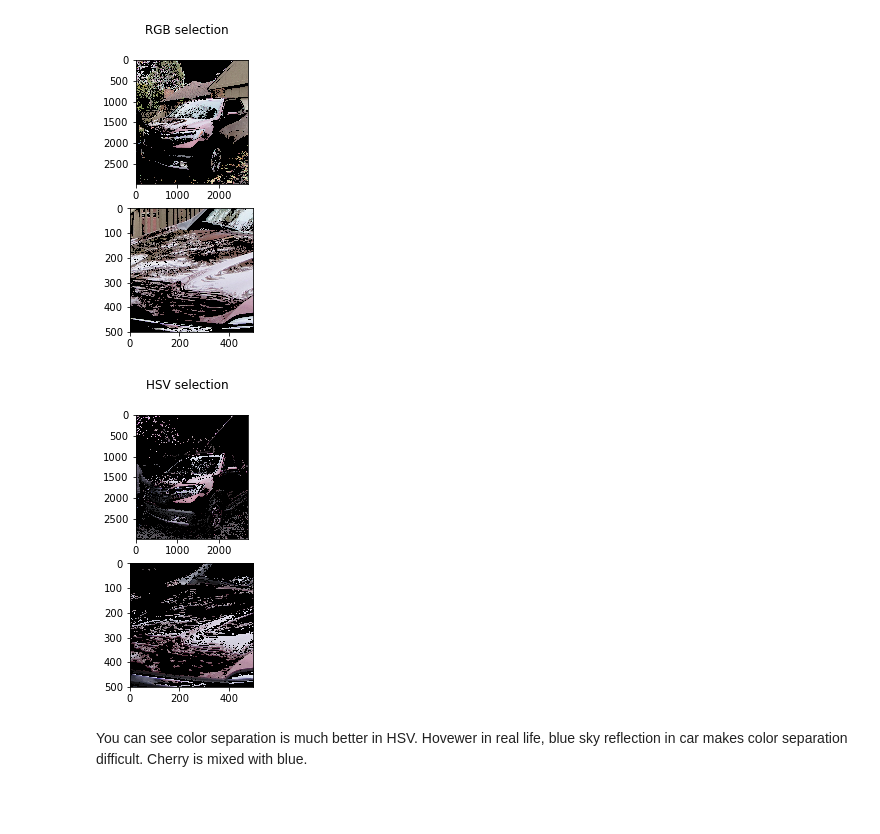
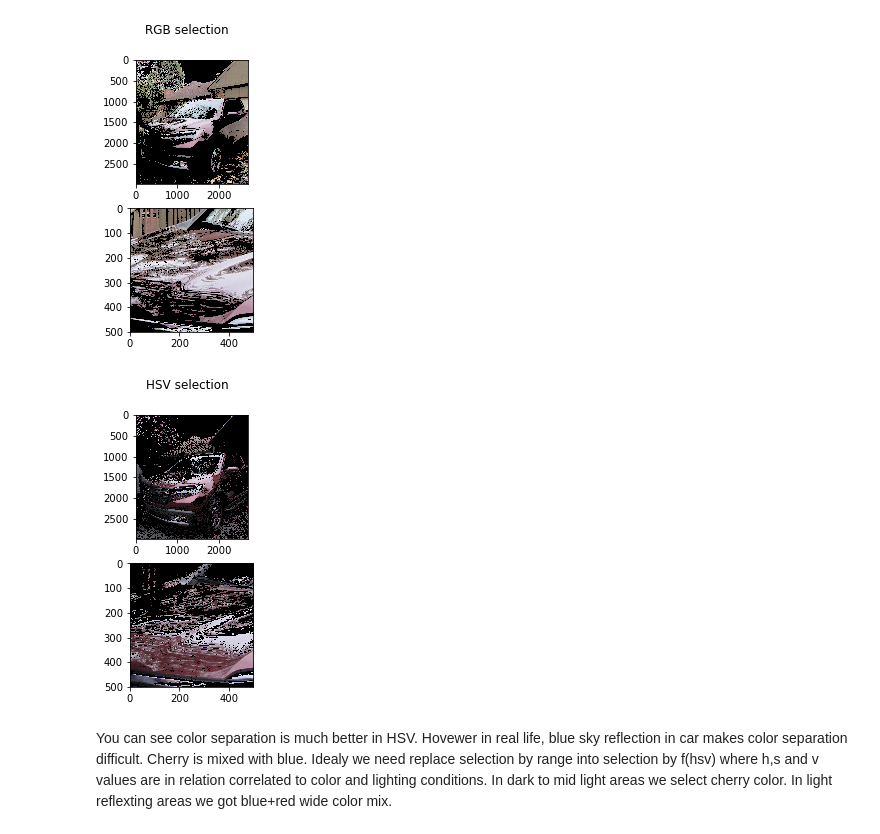
Before and after one commit to smile-on/cv-first, a Jupyter notebook: light-conditions.ipynb, the cells around one changed output. Cells and saved outputs as stored; diff of their text form; code cells hidden in the pictures; blank space fills up the shorter version.

Commit message:
added my observations on HSV selection.

```diff
--- a/light-conditions.ipynb
+++ b/light-conditions.ipynb
@@ -104,13 +104,13 @@ draw2x1('RGB selection', selection)
 # %%
 # HSV dark cherry color
 loCherry = np.array([110, 15, 10])
-upCherry = np.array([170, 150, 255])
+upCherry = np.array([179, 150, 255])
 mask = cv2.inRange(hsvImg, loCherry, upCherry)
 
 selection = np.copy(rgbImg)
 selection[mask==0] = [0,0,0]
 draw2x1('HSV selection', selection)
 # %% [output]
-[figure, old version]
+[figure, new version]
 # %% [markdown]
-You can see color separation is much better in HSV. Hovewer in real life, blue sky reflection in car makes color separation difficult. Cherry is mixed with blue.
+You can see color separation is much better in HSV. Hovewer in real life, blue sky reflection in car makes color separation difficult. Cherry is mixed with blue. Idealy we need replace selection by range into selection by f(hsv) where h,s and v values are in relation correlated to color and lighting conditions. In dark to mid light areas we select cherry color. In light reflexting areas we got blue+red wide color mix.
```
Also changed, not shown: parts of 2 cells of this notebook.
